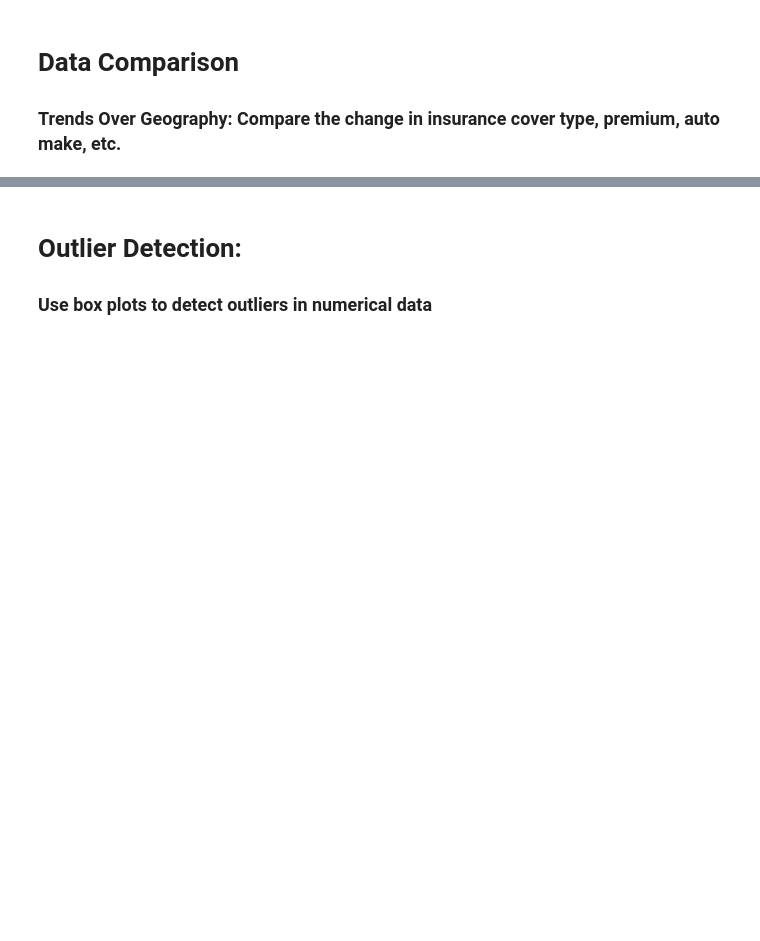
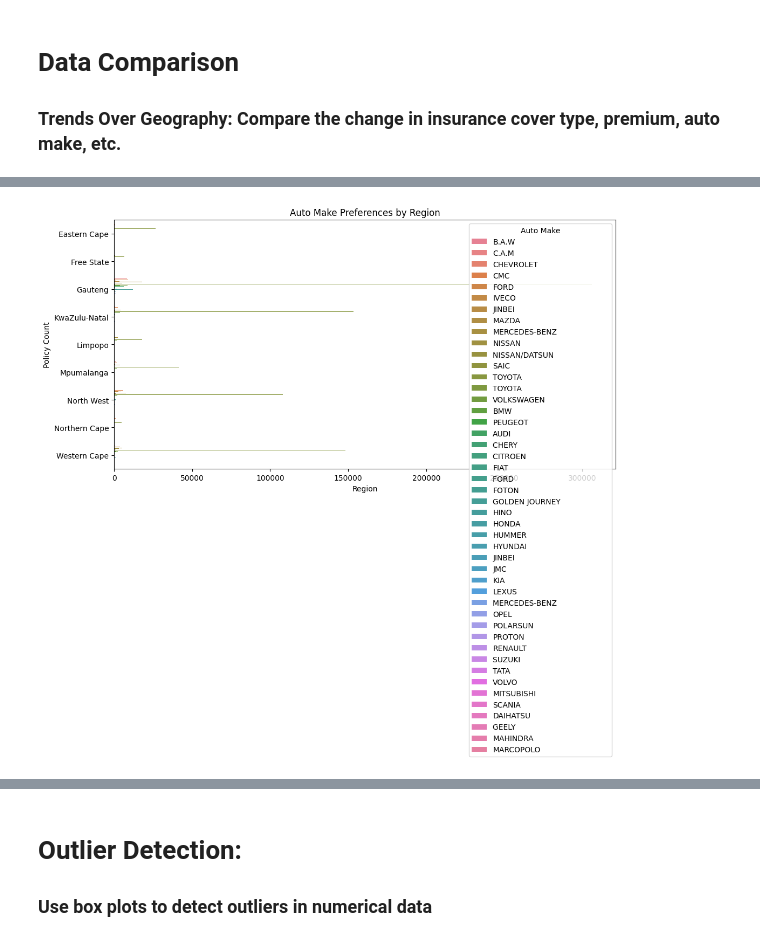
Before and after one commit to amsalugetasew/10_Academy_AI_Mastery_kifiya_Week_3_V1, a Jupyter notebook: notebooks/main.ipynb, the cells around one changed output, grey strips where cells are left out. Cells and saved outputs as stored; diff of their text form; code cells hidden in the pictures; blank space fills up the shorter version.

```diff
--- a/notebooks/main.ipynb
+++ b/notebooks/main.ipynb
@@ -440,0 +196,4 @@ fig.show()
+# %%
+eda.make_preference_by_province(df)
+# %% [output]
+[figure, added]
```
Also changed, not shown: parts of 37 cells of this notebook.
